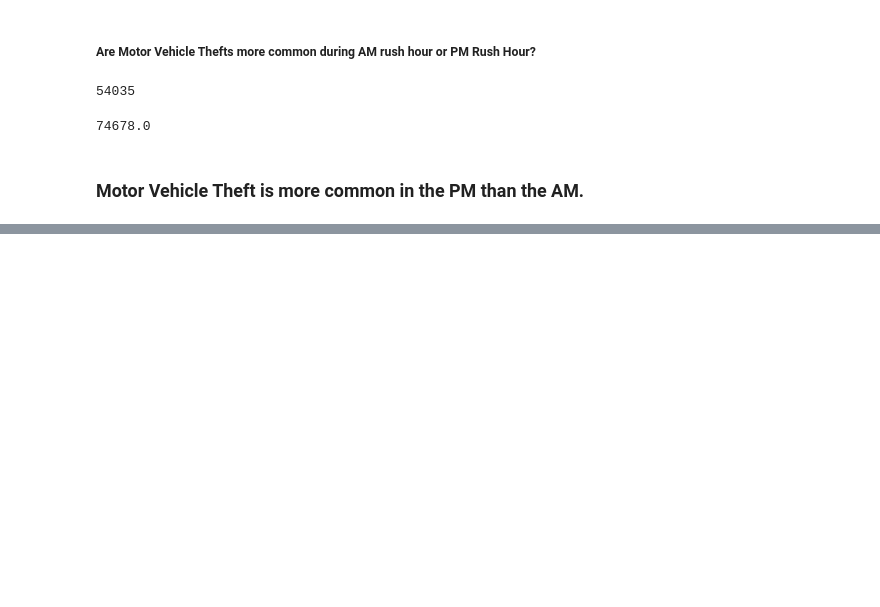
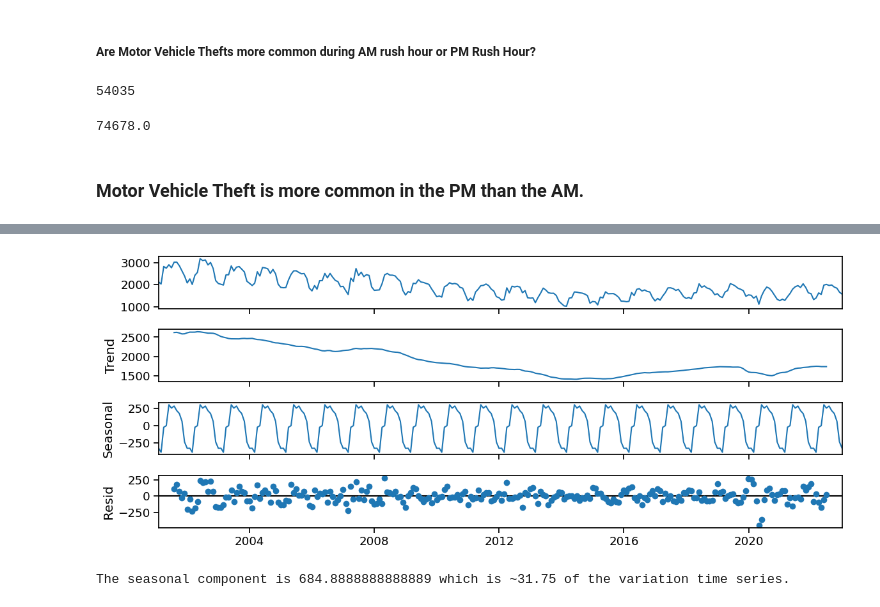
Before and after one commit to rebeccabosneac/Project-3, a Jupyter notebook: Project 3.ipynb, the cells around one changed output, grey strips where cells are left out. Drawn from its saved outputs; the diff is of its cells as text; code cells hidden in the pictures; blank space fills up the shorter version.

```diff
--- a/Project 3.ipynb
+++ b/Project 3.ipynb
@@ -340,0 +343,13 @@ pm_rush.loc['MOTOR VEHICLE THEFT']
+# %%
+import itertools
+import statsmodels.tsa.api as tsa
+from pmdarima.model_selection import train_test_split
+from pmdarima.arima.utils import ndiffs, nsdiffs
+import pmdarima as pm
+from sklearn.metrics import mean_absolute_error, mean_squared_error, r2_score, mean_absolute_percentage_error
+# set random seed
+SEED = 321
+np.random.seed(SEED)
+
+sns.set_context('notebook', font_scale=1.2)
+plt.rcParams['figure.figsize']=(12,3)
@@ -340,0 +484,5 @@ pm_rush.loc['MOTOR VEHICLE THEFT']
+# %%
+assault = df[df['Primary Type']== 'ASSAULT']
+# %%
+assault = assault.resample("M").size()
+assault.head()
@@ -340,0 +497,16 @@ pm_rush.loc['MOTOR VEHICLE THEFT']
+# %%
+# Apply seasonal decomposition to check for seasonality
+decomp = tsa.seasonal_decompose(assault)
+fig = decomp.plot()
+fig.set_size_inches(12,5)
+fig.tight_layout()
+# %% [output]
+[figure, added]
+# %%
+# How big is the seasonal component
+seasonal_delta = decomp.seasonal.max() - decomp.seasonal.min()
+
+# How big is the seasonal component relative to the time series?
+print(f"The seasonal component is {seasonal_delta} which is ~{seasonal_delta/float(assault.max()-assault.min())* 100:.2f} of the variation time series.")
+# %% [output]
+The seasonal component is 684.8888888888889 which is ~31.75 of the variation time series.
```
Also changed, not shown: parts of 59 cells of this notebook.
